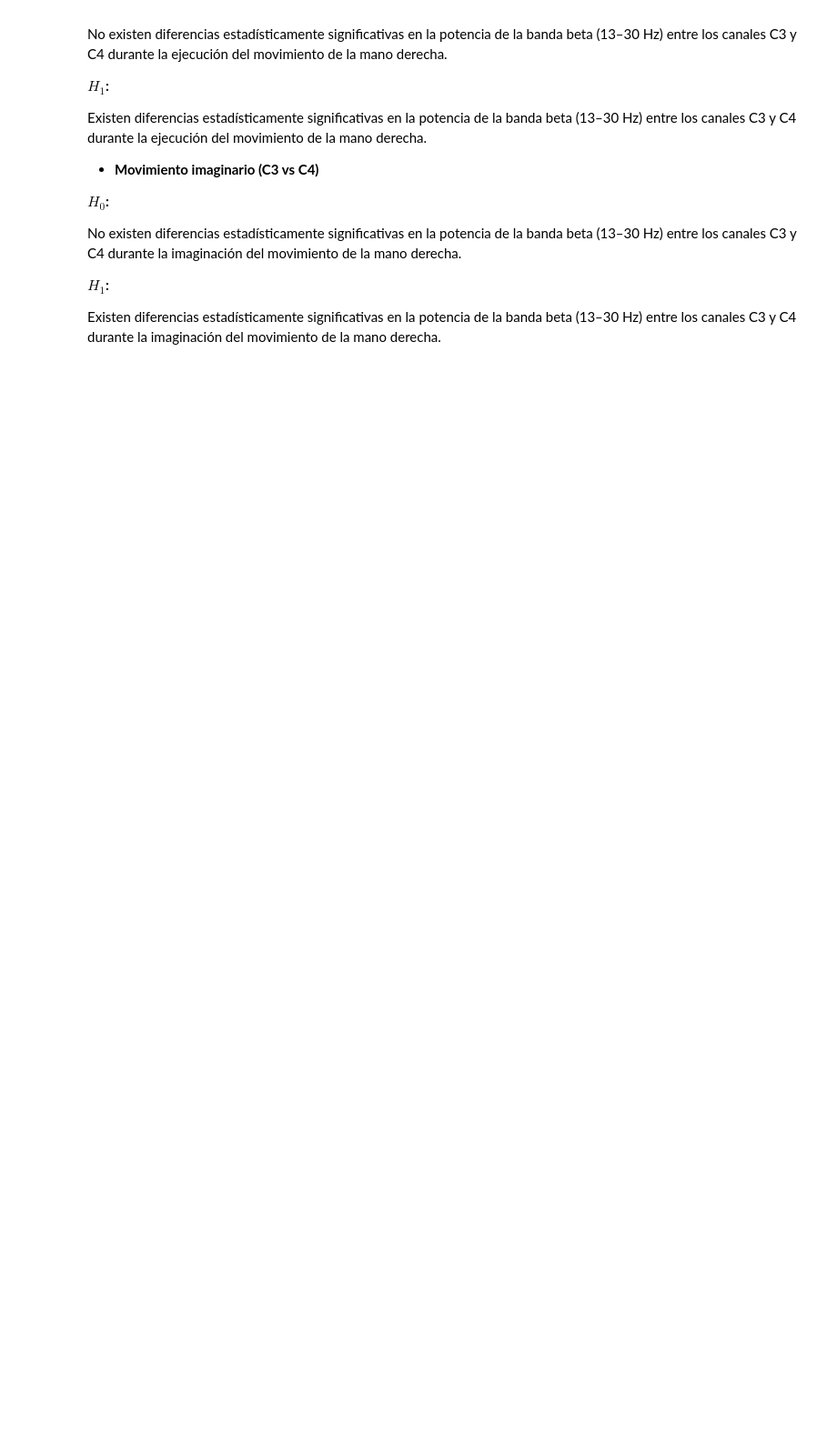
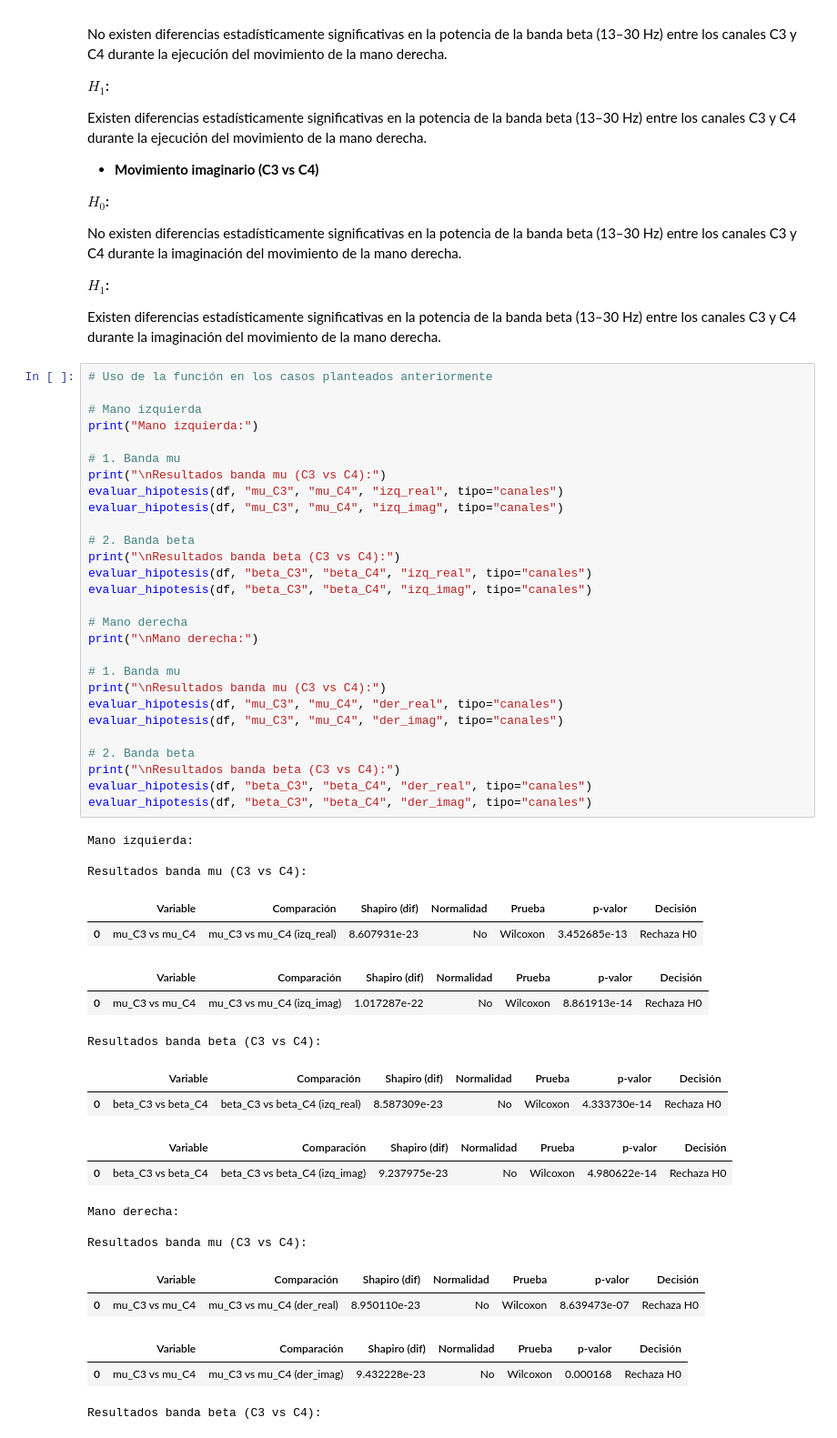
Before and after one commit to Isa21bella09/Proyecto-1---Biose-ales---Procesamiento-EEG, a Jupyter notebook: Proyecto 1 - Bioseñales.ipynb, the cells around one changed output. Shown at 91% size. Drawn from its saved outputs; the diff is of its cells as text; blank space fills up the shorter version.

Commit message:
Evaluación de hipótesis 3 - Pruebas estadísticas

```diff
--- a/Proyecto 1 - Bioseñales.ipynb
+++ b/Proyecto 1 - Bioseñales.ipynb
@@ -853,3 +853,52 @@ No existen diferencias estadísticamente significativas en la potencia de la ban
 **$H_1$:**
 
 Existen diferencias estadísticamente significativas en la potencia de la banda beta (13–30 Hz) entre los canales C3 y C4 durante la imaginación del movimiento de la mano derecha.
+# %%
+# Uso de la función en los casos planteados anteriormente
+
+# Mano izquierda
+print("Mano izquierda:")
+
+# 1. Banda mu
+print("\nResultados banda mu (C3 vs C4):")
+evaluar_hipotesis(df, "mu_C3", "mu_C4", "izq_real", tipo="canales")
+evaluar_hipotesis(df, "mu_C3", "mu_C4", "izq_imag", tipo="canales")
+
+# 2. Banda beta
+print("\nResultados banda beta (C3 vs C4):")
+evaluar_hipotesis(df, "beta_C3", "beta_C4", "izq_real", tipo="canales")
+evaluar_hipotesis(df, "beta_C3", "beta_C4", "izq_imag", tipo="canales")
+
+# Mano derecha
+print("\nMano derecha:")
+
+# 1. Banda mu
+print("\nResultados banda mu (C3 vs C4):")
+evaluar_hipotesis(df, "mu_C3", "mu_C4", "der_real", tipo="canales")
+evaluar_hipotesis(df, "mu_C3", "mu_C4", "der_imag", tipo="canales")
+
+# 2. Banda beta
+print("\nResultados banda beta (C3 vs C4):")
+evaluar_hipotesis(df, "beta_C3", "beta_C4", "der_real", tipo="canales")
+evaluar_hipotesis(df, "beta_C3", "beta_C4", "der_imag", tipo="canales")
+# %% [output]
+Mano izquierda:
+
+Resultados banda mu (C3 vs C4):
+|  | Variable | Comparación | Shapiro (dif) | Normalidad | Prueba | p-valor | Decisión |
+| 0 | mu_C3 vs mu_C4 | mu_C3 vs mu_C4 (izq_real) | 8.607931e-23 | No | Wilcoxon | 3.452685e-13 | Rechaza H0 |
+|  | Variable | Comparación | Shapiro (dif) | Normalidad | Prueba | p-valor | Decisión |
+| 0 | mu_C3 vs mu_C4 | mu_C3 vs mu_C4 (izq_imag) | 1.017287e-22 | No | Wilcoxon | 8.861913e-14 | Rechaza H0 |
+Resultados banda beta (C3 vs C4):
+|  | Variable | Comparación | Shapiro (dif) | Normalidad | Prueba | p-valor | Decisión |
+| 0 | beta_C3 vs beta_C4 | beta_C3 vs beta_C4 (izq_real) | 8.587309e-23 | No | Wilcoxon | 4.333730e-14 | Rechaza H0 |
+|  | Variable | Comparación | Shapiro (dif) | Normalidad | Prueba | p-valor | Decisión |
+| 0 | beta_C3 vs beta_C4 | beta_C3 vs beta_C4 (izq_imag) | 9.237975e-23 | No | Wilcoxon | 4.980622e-14 | Rechaza H0 |
+Mano derecha:
+
+Resultados banda mu (C3 vs C4):
+|  | Variable | Comparación | Shapiro (dif) | Normalidad | Prueba | p-valor | Decisión |
+| 0 | mu_C3 vs mu_C4 | mu_C3 vs mu_C4 (der_real) | 8.950110e-23 | No | Wilcoxon | 8.639473e-07 | Rechaza H0 |
+|  | Variable | Comparación | Shapiro (dif) | Normalidad | Prueba | p-valor | Decisión |
+| 0 | mu_C3 vs mu_C4 | mu_C3 vs mu_C4 (der_imag) | 9.432228e-23 | No | Wilcoxon | 0.000168 | Rechaza H0 |
+Resultados banda beta (C3 vs C4):
```
Also changed, not shown: parts of 1 cell of this notebook.
